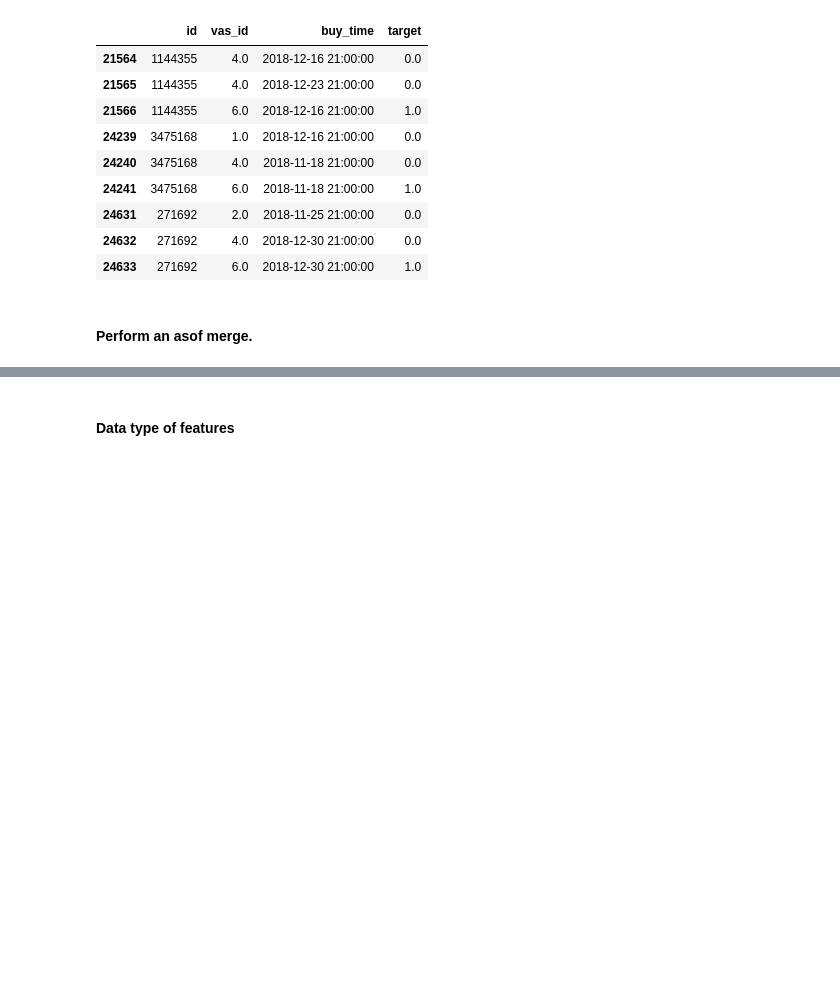
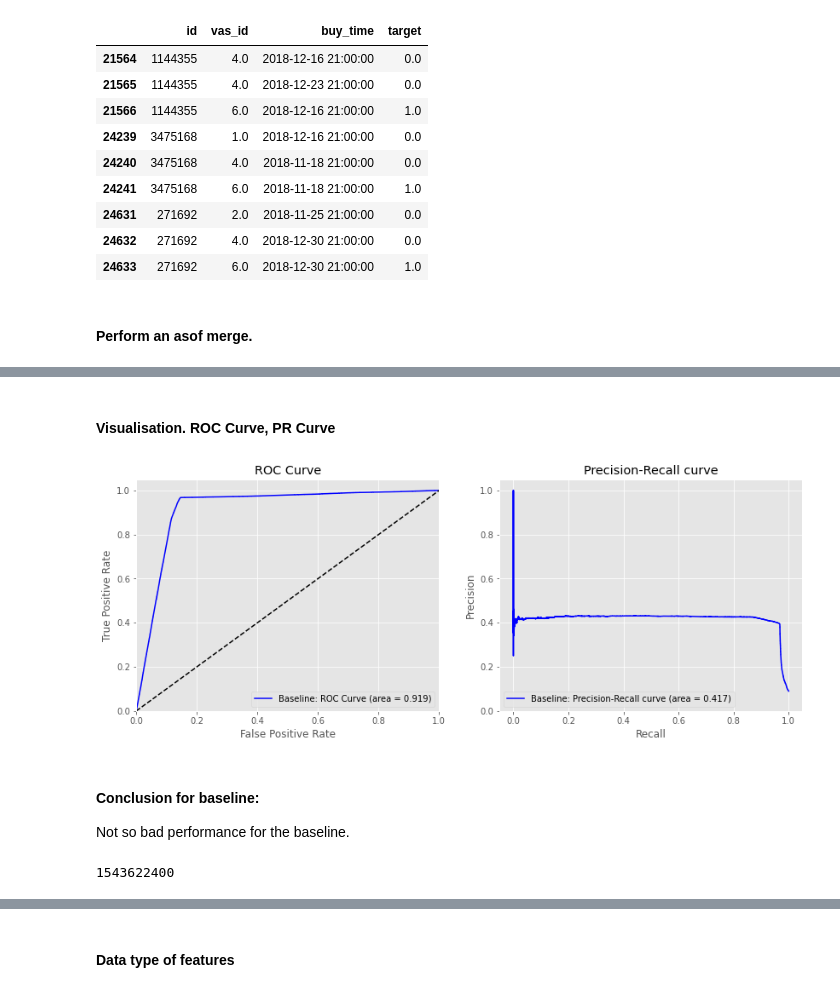
Before and after one commit to hildar/RecSys-Megafon, a Jupyter notebook: Train.ipynb, the cells around one changed output, grey strips where cells are left out. Saved outputs shown, nothing was run; the diff lists cells and outputs as text; code cells hidden in the pictures; blank space fills up the shorter version.

Commit message:
baseline

```diff
--- a/Train.ipynb
+++ b/Train.ipynb
@@ -225,0 +265,6 @@ Wall time: 5.7 s
+# %%
+lgb = LGBMClassifier(objective='binary')
+# %%
+%%time
+
+lgb.fit(X_train, y_train)
@@ -225,0 +275,2 @@ Wall time: 5.7 s
+# %%
+train_preds = lgb.predict_proba(X_val)
@@ -225,0 +319,2 @@ Wall time: 5.7 s
+# %% [markdown]
+#### Visualisation. ROC Curve, PR Curve
@@ -225,0 +349,32 @@ Wall time: 5.7 s
+# %%
+def plot_roc_pr_curve(y_true, y_pred, model_name="Noname", color='b'):
+    fig, (ax1, ax2) = plt.subplots(1, 2, figsize=(14, 5))
+
+    # plot ROC Curve
+    fpr, tpr, roc_thresholds = roc_curve(y_true, y_pred)
+    ax1.plot(fpr, tpr, label='%s: ROC Curve (area = %0.3f)' %
+             (model_name, auc(fpr, tpr)), color=color)
+    ax1.plot([0, 1], [0, 1], 'k--')
+    ax1.axis([0.0, 1.0, 0.0, 1.05])
+    ax1.set_xlabel('False Positive Rate')
+    ax1.set_ylabel('True Positive Rate')
+    ax1.set_title('ROC Curve')
+    ax1.legend(loc="lower right")
+
+    # plot Precision-Recall Curve
+    precision, recall, thresholds = precision_recall_curve(y_true, y_pred)
+    ax2.plot(recall, precision, label='%s: Precision-Recall curve (area = %0.3f)' %
+             (model_name, auc(recall, precision)), color=color)
+    ax2.axis([-0.05, 1.05, 0.0, 1.05])
+    ax2.set_xlabel('Recall')
+    ax2.set_ylabel('Precision')
+    ax2.set_title("Precision-Recall curve")
+    ax2.legend(loc="lower left")
+# %%
+plot_roc_pr_curve(y_val, train_preds[:, 1], "Baseline", color='b')
+# %% [output]
+[figure, added]
+# %% [markdown]
+#### Conclusion for baseline:
+
+Not so bad performance for the baseline.
@@ -225,0 +385,4 @@ Wall time: 5.7 s
+# %%
+SPLIT_DATE.astype(np.int64)
+# %% [output]
+1543622400
```
Also changed, not shown: parts of 56 cells of this notebook.
